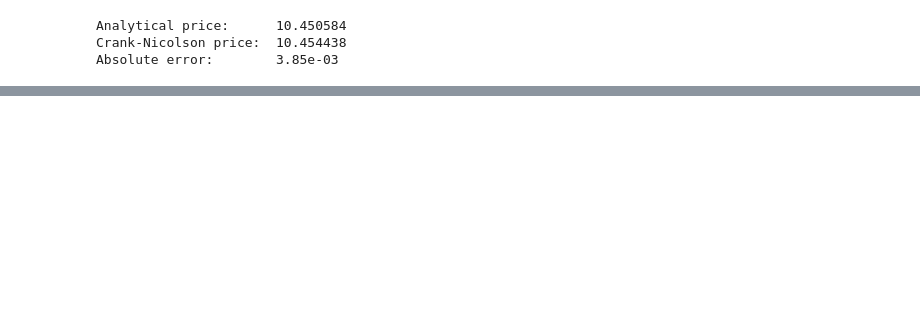
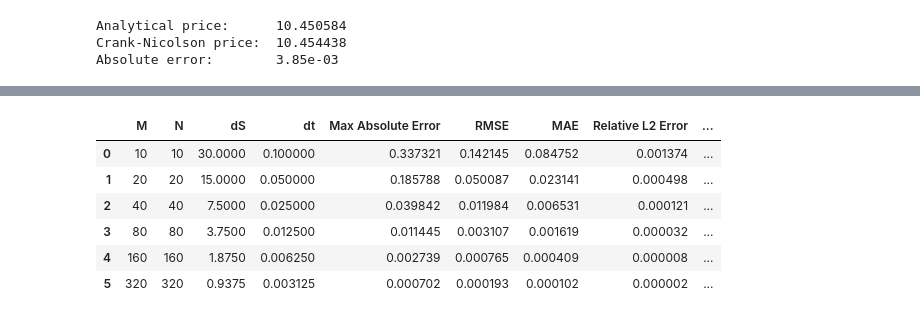
Before and after one commit to dylan-sinnott/black-scholes-pinn-pikan-benchmark, a Jupyter notebook: notebooks/crank_nicolson.ipynb, the cells around one changed output, grey strips where cells are left out. Cells and saved outputs as stored; diff of their text form; code cells hidden in the pictures; blank space fills up the shorter version.

```diff
--- a/notebooks/crank_nicolson.ipynb
+++ b/notebooks/crank_nicolson.ipynb
@@ -89,0 +157,19 @@ The absolute error between my Crank-Nicolson solver and the analytical price fro
+# %%
+# Now I will compute the convergence rates based on the errors and grid sizes.
+
+results_df["rmse_rate"] = np.nan
+results_df["max_abs_error_rate"] = np.nan
+
+for i in range(1, len(results_df)): # Will use the formula rate = log(error_i-1 / error_i) / log(h_i-1 / h_i) where h is the grid size (dS in this case).
+    results_df.loc[i, "rmse_rate"] = np.log(results_df.loc[i-1, "RMSE"] / results_df.loc[i, "RMSE"]) / np.log(results_df.loc[i-1, "dS"] / results_df.loc[i, "dS"])
+    results_df.loc[i, "max_abs_error_rate"] = np.log(results_df.loc[i-1, "Max Absolute Error"] / results_df.loc[i, "Max Absolute Error"]) / np.log(results_df.loc[i-1, "dS"] / results_df.loc[i, "dS"])
+
+results_df
+# %% [output]
+|  | M | N | dS | dt | Max Absolute Error | RMSE | MAE | Relative L2 Error | ... |
+| 0 | 10 | 10 | 30.0000 | 0.100000 | 0.337321 | 0.142145 | 0.084752 | 0.001374 | ... |
+| 1 | 20 | 20 | 15.0000 | 0.050000 | 0.185788 | 0.050087 | 0.023141 | 0.000498 | ... |
+| 2 | 40 | 40 | 7.5000 | 0.025000 | 0.039842 | 0.011984 | 0.006531 | 0.000121 | ... |
+| 3 | 80 | 80 | 3.7500 | 0.012500 | 0.011445 | 0.003107 | 0.001619 | 0.000032 | ... |
+| 4 | 160 | 160 | 1.8750 | 0.006250 | 0.002739 | 0.000765 | 0.000409 | 0.000008 | ... |
+| 5 | 320 | 320 | 0.9375 | 0.003125 | 0.000702 | 0.000193 | 0.000102 | 0.000002 | ... |
```
Also changed, not shown: parts of 9 cells of this notebook, 1 other file.
